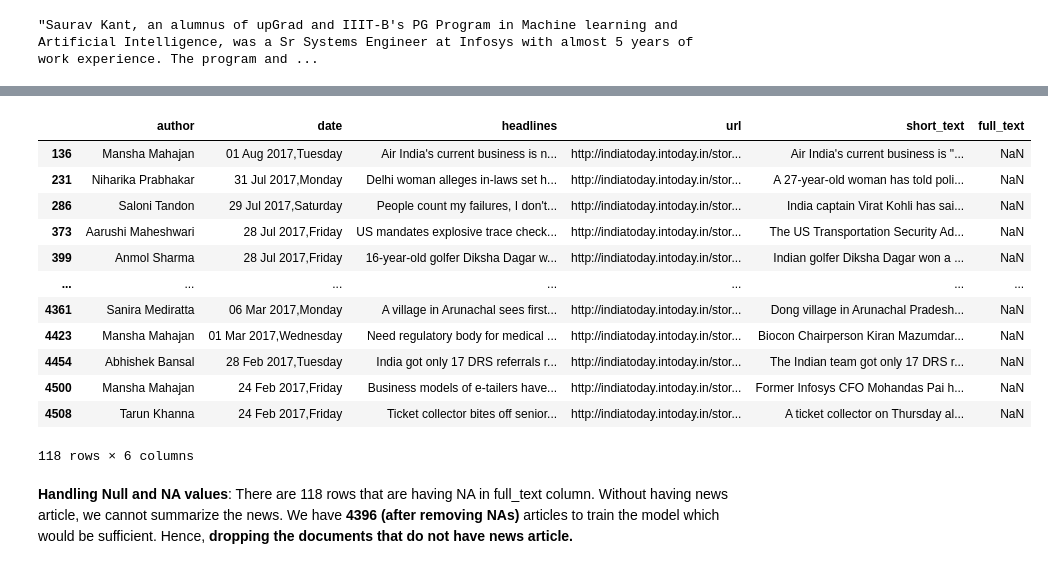
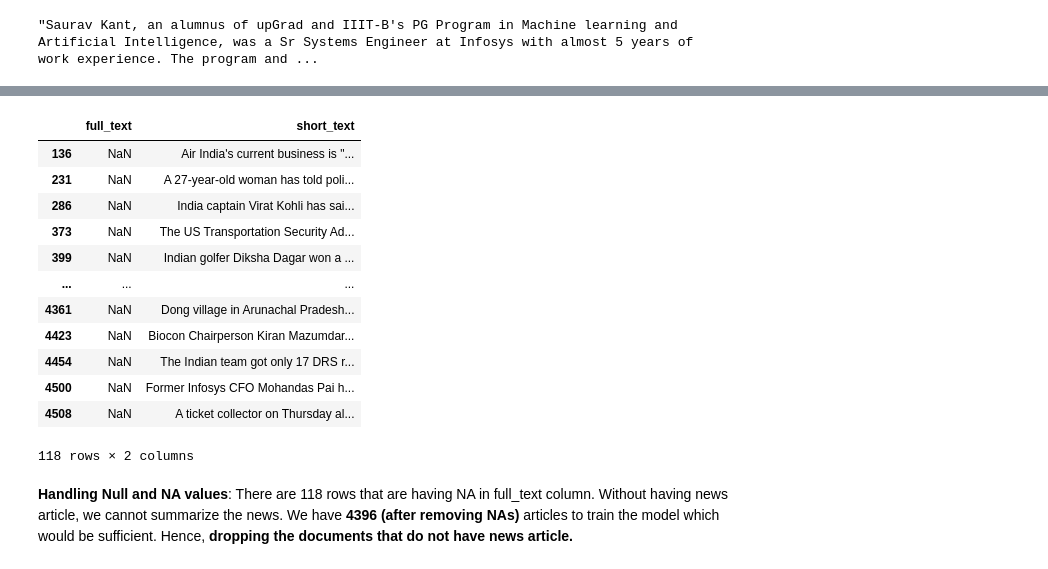
Before and after one commit to chaithrakc/news-summarization, a Jupyter notebook: News-Article-Summarization.ipynb, the cells around one changed output, grey strips where cells are left out. Drawn from its saved outputs; the diff is of its cells as text; code cells hidden in the pictures.

```diff
--- a/News-Article-Summarization.ipynb
+++ b/News-Article-Summarization.ipynb
@@ -8,5 +45,5 @@ import seaborn as sns
 # %%
-news_summary_df = pd.read_csv(r'data/news_summary.zip', encoding="ISO-8859-1")
+news_summary_df = pd.read_csv(r'news_summary.zip', encoding="ISO-8859-1")
 print(f'There are {news_summary_df.shape[0]} rows and {news_summary_df.shape[1]} columns in data set-1')
 # %% [output]
 There are 4514 rows and 6 columns in data set-1
@@ -43,0 +97,5 @@ news_summary_df.head()
+# %%
+# retaining only full text and short text. Removing all other columns as it not required for training the model
+
+news_df = news_summary_df.filter(['full_text','short_text'])
+news_df.head()
@@ -85,19 +142,19 @@ sns.heatmap(news_summary_df.isna()) # few NA values are present in full text col
 # %%
-news_summary_df[news_summary_df['full_text'].isna()]
+news_df[news_df['full_text'].isna()]
 # %% [output]
-|  | author | date | headlines | url | short_text | full_text |
-| 136 | Mansha Mahajan | 01 Aug 2017,Tuesday | Air India's current business is n... | http://indiatoday.intoday.in/stor... | Air India's current business is "... | NaN |
-| 231 | Niharika Prabhakar | 31 Jul 2017,Monday | Delhi woman alleges in-laws set h... | http://indiatoday.intoday.in/stor... | A 27-year-old woman has told poli... | NaN |
-| 286 | Saloni Tandon | 29 Jul 2017,Saturday | People count my failures, I don't... | http://indiatoday.intoday.in/stor... | India captain Virat Kohli has sai... | NaN |
-| 373 | Aarushi Maheshwari | 28 Jul 2017,Friday | US mandates explosive trace check... | http://indiatoday.intoday.in/stor... | The US Transportation Security Ad... | NaN |
-| 399 | Anmol Sharma | 28 Jul 2017,Friday | 16-year-old golfer Diksha Dagar w... | http://indiatoday.intoday.in/stor... | Indian golfer Diksha Dagar won a ... | NaN |
-| ... | ... | ... | ... | ... | ... | ... |
-| 4361 | Sanira Mediratta | 06 Mar 2017,Monday | A village in Arunachal sees first... | http://indiatoday.intoday.in/stor... | Dong village in Arunachal Pradesh... | NaN |
-| 4423 | Mansha Mahajan | 01 Mar 2017,Wednesday | Need regulatory body for medical ... | http://indiatoday.intoday.in/stor... | Biocon Chairperson Kiran Mazumdar... | NaN |
-| 4454 | Abhishek Bansal | 28 Feb 2017,Tuesday | India got only 17 DRS referrals r... | http://indiatoday.intoday.in/stor... | The Indian team got only 17 DRS r... | NaN |
-| 4500 | Mansha Mahajan | 24 Feb 2017,Friday | Business models of e-tailers have... | http://indiatoday.intoday.in/stor... | Former Infosys CFO Mohandas Pai h... | NaN |
-| 4508 | Tarun Khanna | 24 Feb 2017,Friday | Ticket collector bites off senior... | http://indiatoday.intoday.in/stor... | A ticket collector on Thursday al... | NaN |
+|  | full_text | short_text |
+| 136 | NaN | Air India's current business is "... |
+| 231 | NaN | A 27-year-old woman has told poli... |
+| 286 | NaN | India captain Virat Kohli has sai... |
+| 373 | NaN | The US Transportation Security Ad... |
+| 399 | NaN | Indian golfer Diksha Dagar won a ... |
+| ... | ... | ... |
+| 4361 | NaN | Dong village in Arunachal Pradesh... |
+| 4423 | NaN | Biocon Chairperson Kiran Mazumdar... |
+| 4454 | NaN | The Indian team got only 17 DRS r... |
+| 4500 | NaN | Former Infosys CFO Mohandas Pai h... |
+| 4508 | NaN | A ticket collector on Thursday al... |
-118 rows × 6 columns
+118 rows × 2 columns
 # %% [markdown]
 **Handling Null and NA values**: There are 118 rows that are having NA in full_text column. Without having news article, we cannot summarize the news. We have **4396 (after removing NAs)** articles to train the model which would be sufficient. Hence, **dropping the documents that do not have news article.**
 # %%
```
Also changed, not shown: parts of 32 cells of this notebook.
